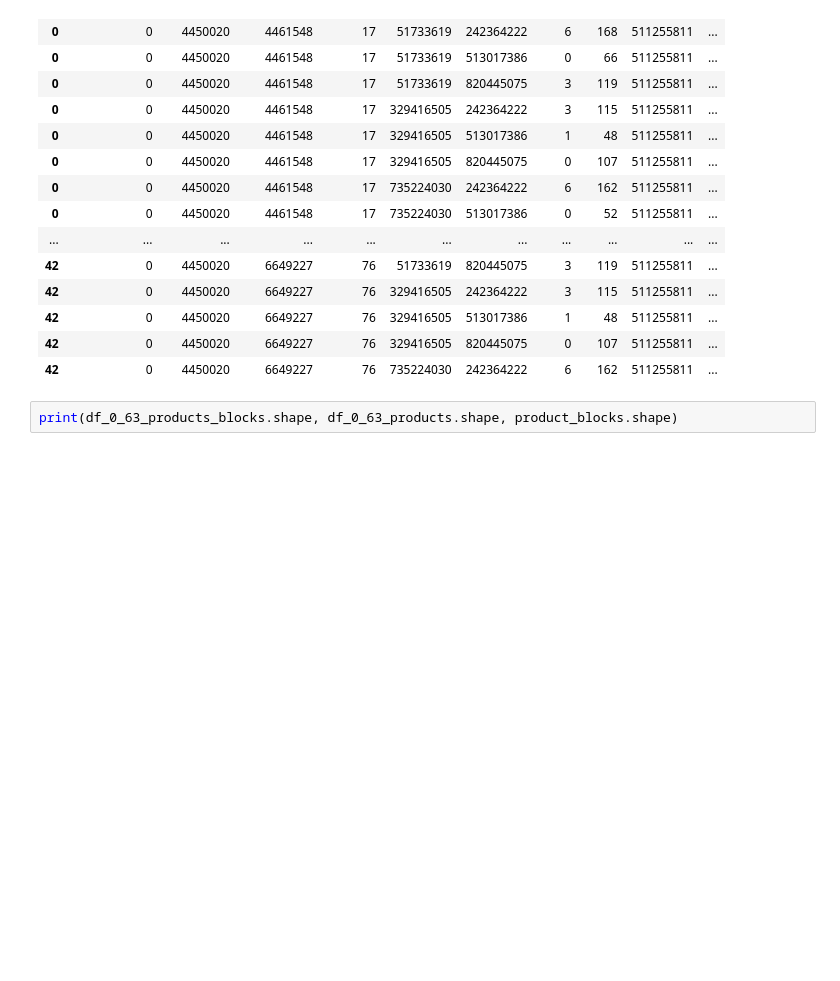
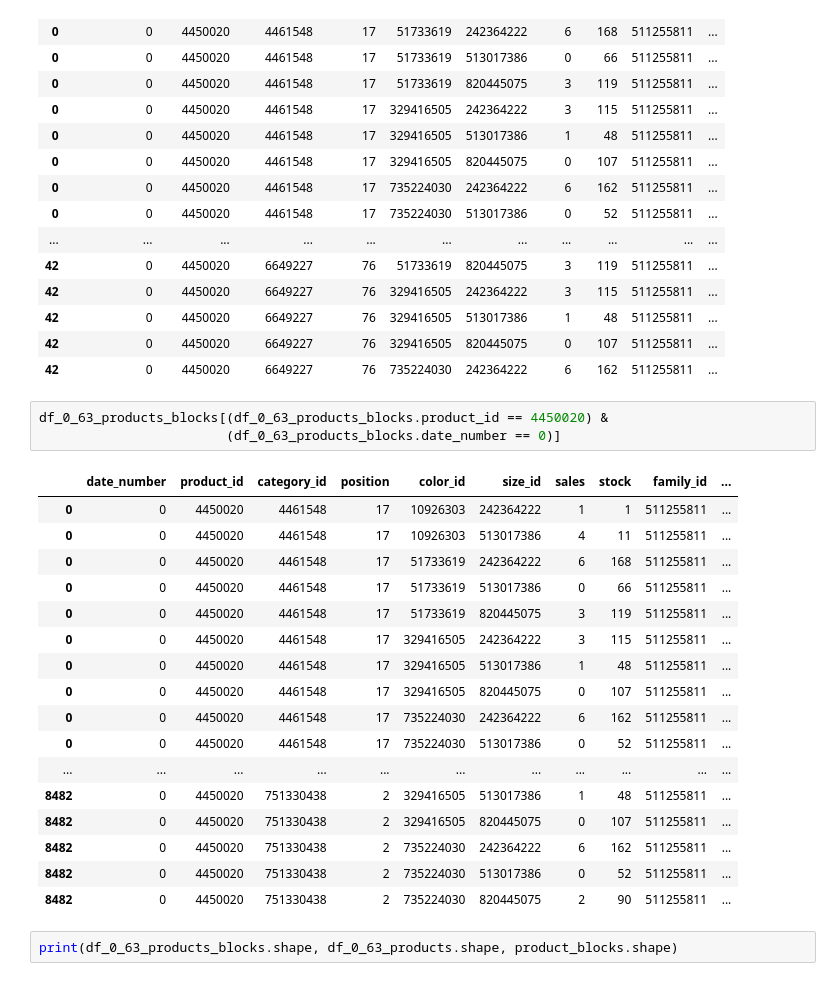
Before and after one commit to rodgomrod/Zara_Competition, a Jupyter notebook: Notebooks/data.ipynb, the cells around one changed output. Cells and saved outputs as stored; diff of their text form; blank space fills up the shorter version.

```diff
--- a/Notebooks/data.ipynb
+++ b/Notebooks/data.ipynb
@@ -187,6 +192,27 @@ df_0_63_products_blocks.head(20)
 | 42 | 0 | 4450020 | 6649227 | 76 | 329416505 | 513017386 | 1 | 48 | 511255811 | ... |
 | 42 | 0 | 4450020 | 6649227 | 76 | 329416505 | 820445075 | 0 | 107 | 511255811 | ... |
 | 42 | 0 | 4450020 | 6649227 | 76 | 735224030 | 242364222 | 6 | 162 | 511255811 | ... |
+# %%
+df_0_63_products_blocks[(df_0_63_products_blocks.product_id == 4450020) &
+                        (df_0_63_products_blocks.date_number == 0)]
+# %% [output]
+|  | date_number | product_id | category_id | position | color_id | size_id | sales | stock | family_id | ... |
+| 0 | 0 | 4450020 | 4461548 | 17 | 10926303 | 242364222 | 1 | 1 | 511255811 | ... |
+| 0 | 0 | 4450020 | 4461548 | 17 | 10926303 | 513017386 | 4 | 11 | 511255811 | ... |
+| 0 | 0 | 4450020 | 4461548 | 17 | 51733619 | 242364222 | 6 | 168 | 511255811 | ... |
+| 0 | 0 | 4450020 | 4461548 | 17 | 51733619 | 513017386 | 0 | 66 | 511255811 | ... |
+| 0 | 0 | 4450020 | 4461548 | 17 | 51733619 | 820445075 | 3 | 119 | 511255811 | ... |
+| 0 | 0 | 4450020 | 4461548 | 17 | 329416505 | 242364222 | 3 | 115 | 511255811 | ... |
+| 0 | 0 | 4450020 | 4461548 | 17 | 329416505 | 513017386 | 1 | 48 | 511255811 | ... |
+| 0 | 0 | 4450020 | 4461548 | 17 | 329416505 | 820445075 | 0 | 107 | 511255811 | ... |
+| 0 | 0 | 4450020 | 4461548 | 17 | 735224030 | 242364222 | 6 | 162 | 511255811 | ... |
+| 0 | 0 | 4450020 | 4461548 | 17 | 735224030 | 513017386 | 0 | 52 | 511255811 | ... |
+| ... | ... | ... | ... | ... | ... | ... | ... | ... | ... | ... |
+| 8482 | 0 | 4450020 | 751330438 | 2 | 329416505 | 513017386 | 1 | 48 | 511255811 | ... |
+| 8482 | 0 | 4450020 | 751330438 | 2 | 329416505 | 820445075 | 0 | 107 | 511255811 | ... |
+| 8482 | 0 | 4450020 | 751330438 | 2 | 735224030 | 242364222 | 6 | 162 | 511255811 | ... |
+| 8482 | 0 | 4450020 | 751330438 | 2 | 735224030 | 513017386 | 0 | 52 | 511255811 | ... |
+| 8482 | 0 | 4450020 | 751330438 | 2 | 735224030 | 820445075 | 2 | 90 | 511255811 | ... |
 # %%
 print(df_0_63_products_blocks.shape, df_0_63_products.shape, product_blocks.shape)
 # %% [output]
```
Also changed, not shown: parts of 23 cells of this notebook.
